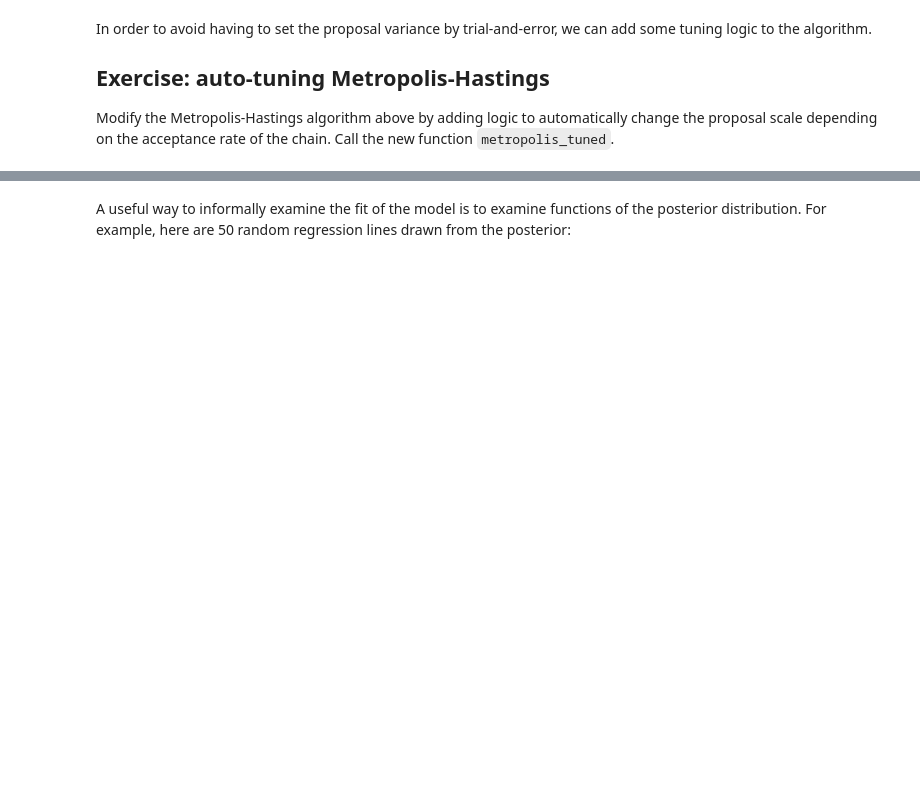
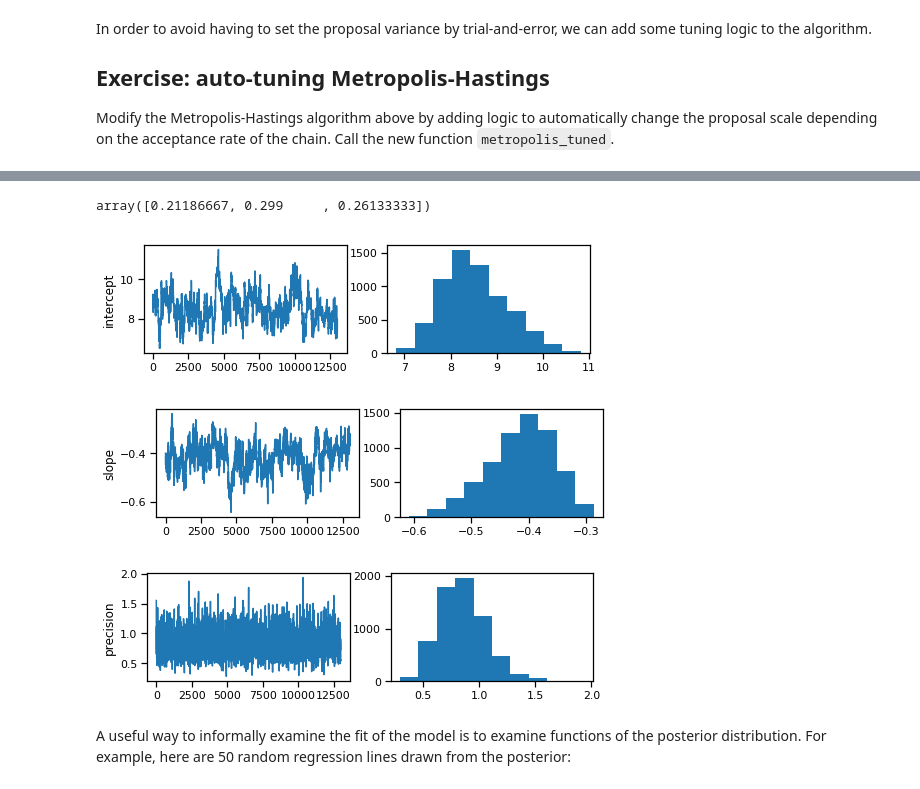
Before and after one commit to ntjames/Bios8366, a Jupyter notebook: notebooks/Section4_2-MCMC.ipynb, the cells around one changed output, grey strips where cells are left out. Cells and saved outputs as stored; diff of their text form; code cells hidden in the pictures; blank space fills up the shorter version.

```diff
--- a/notebooks/Section4_2-MCMC.ipynb
+++ b/notebooks/Section4_2-MCMC.ipynb
@@ -491,17 +525,18 @@ def metropolis_tuned(n_iterations, initial_values, prop_var=1, opt_acc_rng=[0.2,
 
         if (not i%100) & (i>0):
 
+            #! change this to use alpha in loop below?
             acc_pct = np.array(accepted, float)/i
 
             if verbose: print('Accepted pct int: {0}\nAccepted pct slope: {1}\n Accepted pct tau {2}\n'
                   .format(acc_pct[0], acc_pct[1], acc_pct[2]))
 
             # if accepted % is too low, halve proposal sd; if accepted % is too high, triple proposal sd;
-            for j in range(n_params):
-                if acc_pct[j]<opt_acc_rng[0]:
-                    prop_sd[j] = prop_sd[j]*0.5
-                elif acc_pct[j]>opt_acc_rng[1]:
-                    prop_sd[j] = prop_sd[j]*3
+            for k in range(n_params):
+                if acc_pct[k]<opt_acc_rng[0]:
+                    prop_sd[k] *= 0.5
+                elif acc_pct[k]>opt_acc_rng[1]:
+                    prop_sd[k] *= 2
 
             if verbose: print('Proposal scale int: {0}\nProposal scale slope: {1}\nProposal scale tau {2}\n'
                   .format(prop_sd[0], prop_sd[1], prop_sd[2]))
@@ -545,4 +580,5 @@ def metropolis_tuned(n_iterations, initial_values, prop_var=1, opt_acc_rng=[0.2,
 
     return trace, accepted
 # %%
-trace_tuned, acc = metropolis_tuned(n_iter, (1,0,1), 10)
+n_iter = 15000
+trace_tuned, acc = metropolis_tuned(n_iter, (1,0,1))
@@ -549,11 +601,18 @@ trace_tuned, acc = metropolis_tuned(n_iter, (1,0,1), 10)
 # %%
 np.array(acc, float)/n_iter
+# %% [output]
+array([0.21186667, 0.299     , 0.26133333])
 # %%
-for param, samples in zip(['intercept', 'slope', 'precision'], trace_tuned.T):
+burn_in = 2000
+for param, samples in zip(['intercept', 'slope', 'precision'], trace_tuned[burn_in:].T):
     fig, axes = plt.subplots(1, 2, figsize=(8, 2))
     axes[0].plot(samples)
     axes[0].set_ylabel(param)
     axes[1].hist(samples[int(len(samples)/2):])
+# %% [output]
+[figure, added]
+[figure, added]
+[figure, added]
 # %% [markdown]
 A useful way to informally examine the fit of the model is to examine functions of the posterior distribution. For example, here are 50 random regression lines drawn from the posterior:
 # %%
```
Also changed, not shown: parts of 23 cells of this notebook.
